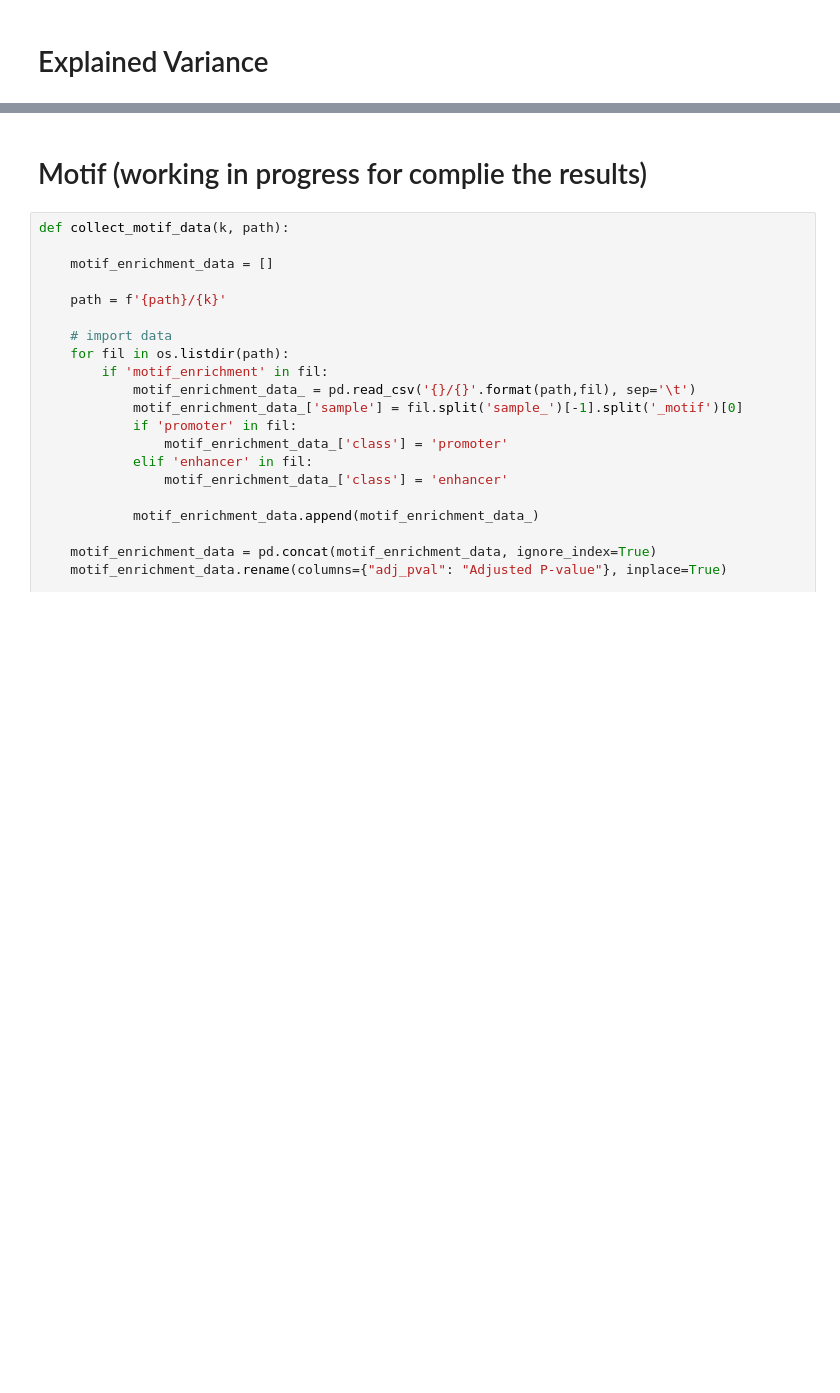
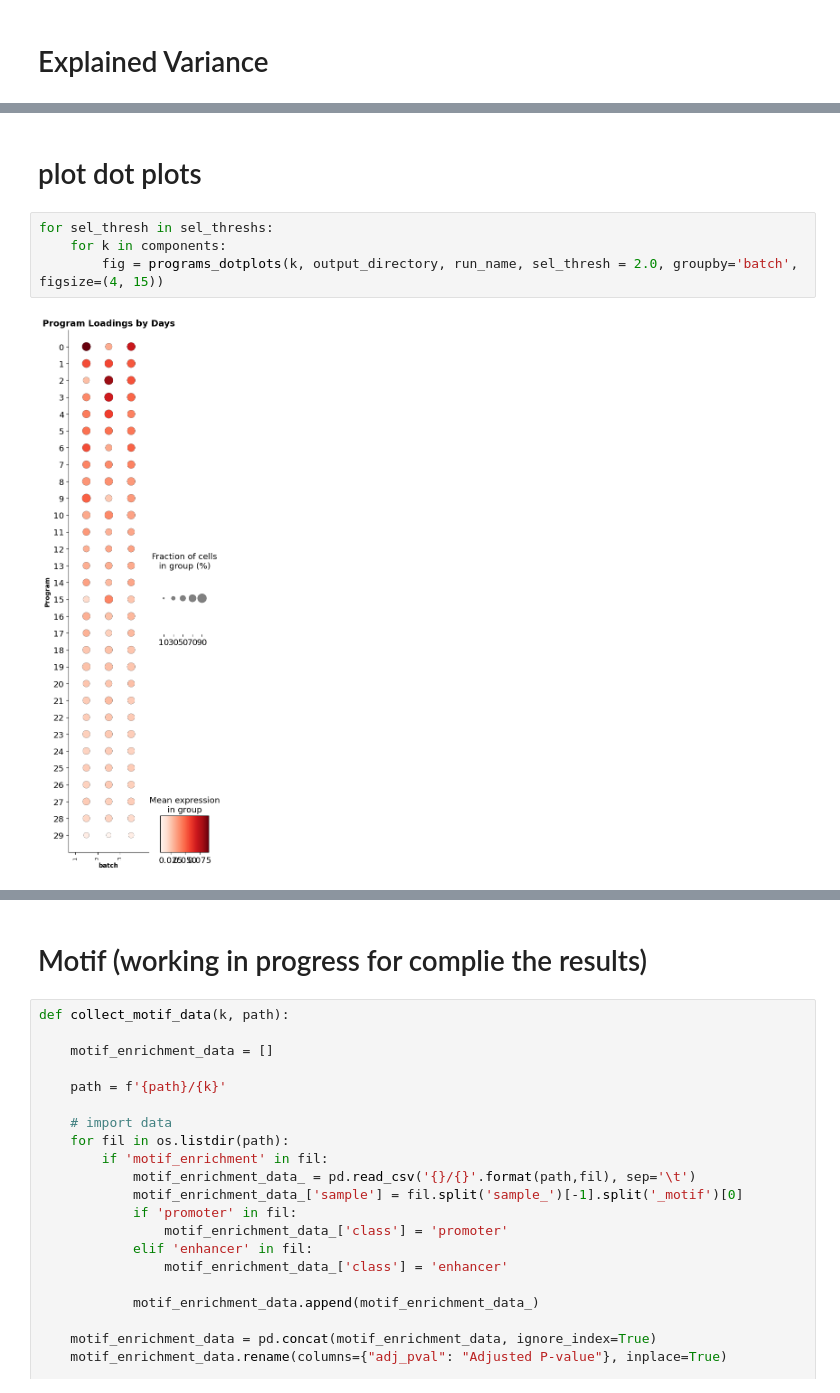
Before and after one commit to EngreitzLab/cNMF_benchmarking, a Jupyter notebook: cNMF_benchmarking_pipeline/Plotting/JupterNote_Version/cNMF_k_selection.ipynb, the cells around one changed output, grey strips where cells are left out. Drawn from its saved outputs; the diff is of its cells as text; blank space fills up the shorter version.

```diff
--- a/cNMF_benchmarking_pipeline/Plotting/JupterNote_Version/cNMF_k_selection.ipynb
+++ b/cNMF_benchmarking_pipeline/Plotting/JupterNote_Version/cNMF_k_selection.ipynb
@@ -87,0 +82,8 @@ max Explained_variance is 0.0001550843838393
+# %% [markdown]
+# plot dot plots
+# %%
+for sel_thresh in sel_threshs:
+    for k in components:
+        fig = programs_dotplots(k, output_directory, run_name, sel_thresh = 2.0, groupby='batch', figsize=(4, 15))
+# %% [output]
+[figure, added]
```
Also changed, not shown: parts of 8 cells of this notebook, 11 other files.
